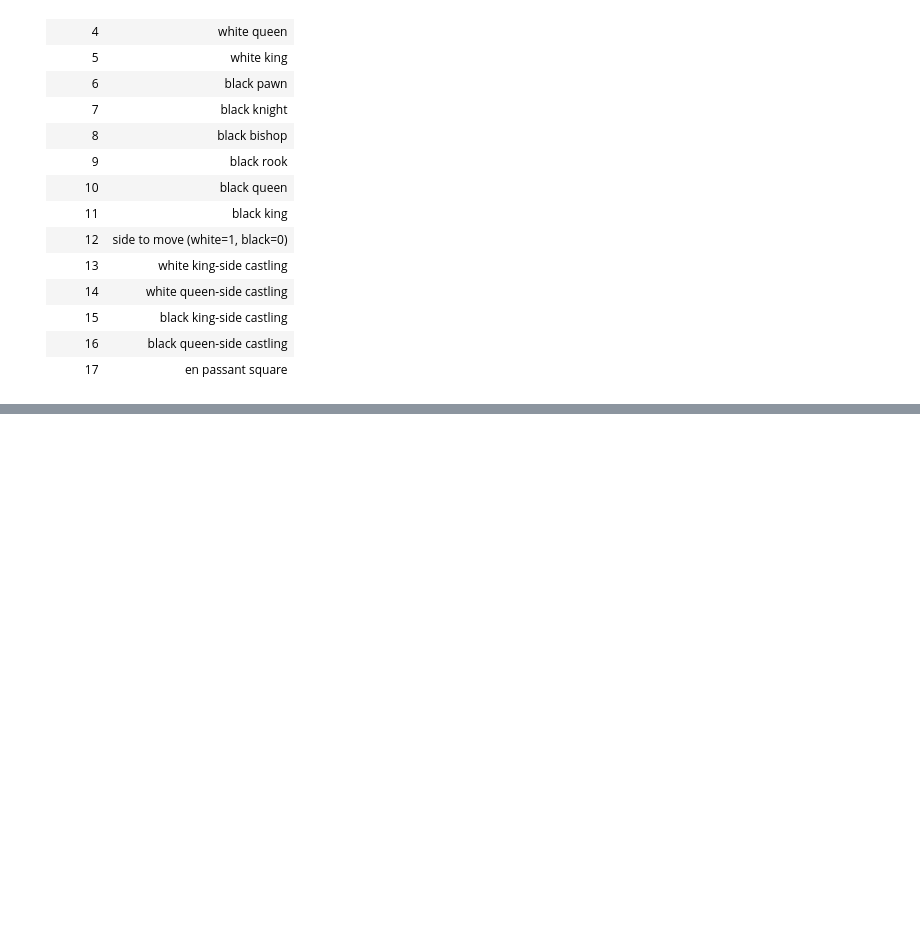
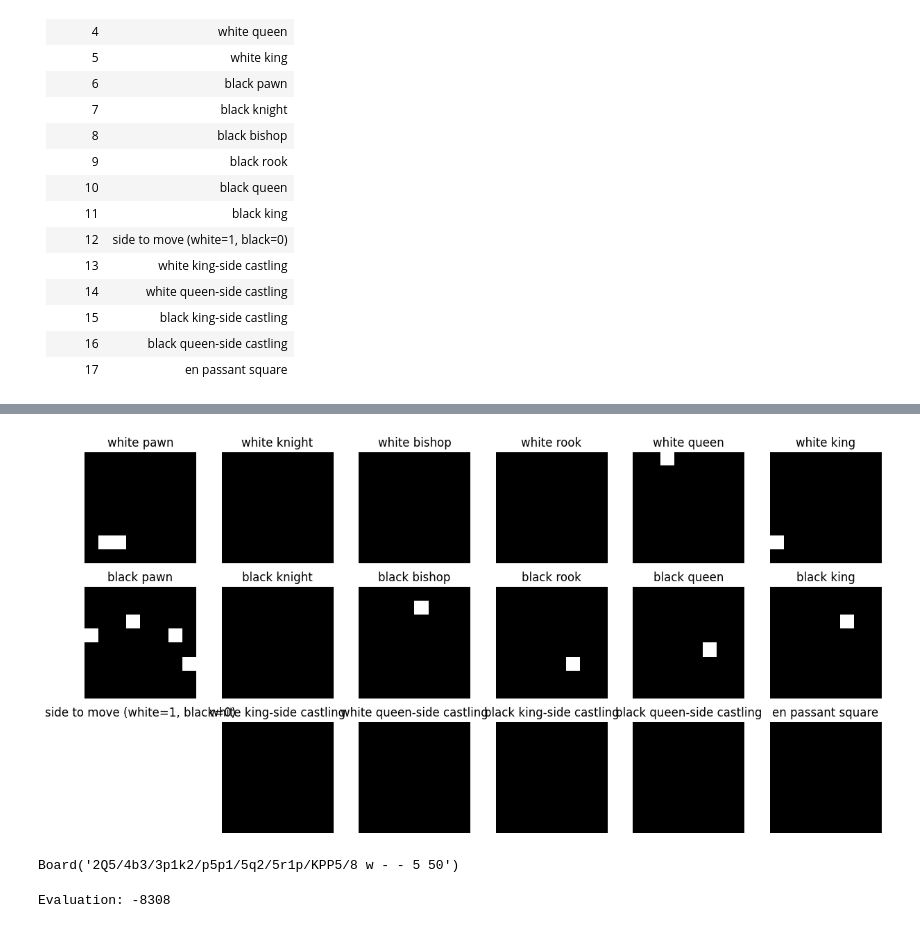
Before and after one commit to ruslan-imamguliyev/chessengine, a Jupyter notebook: research/eda.ipynb, the cells around one changed output, grey strips where cells are left out. Drawn from its saved outputs; the diff is of its cells as text; code cells hidden in the pictures; blank space fills up the shorter version.

```diff
--- a/research/eda.ipynb
+++ b/research/eda.ipynb
@@ -190,0 +203,3 @@ Board('8/8/2p5/p1k1K3/P4Rp1/5bP1/8/8 w - - 21 81')
+# %%
+planes = batch_fen_to_tensor([position.iloc[0]])[0]
+planes
@@ -190,0 +224,12 @@ Board('8/8/2p5/p1k1K3/P4Rp1/5bP1/8/8 w - - 21 81')
+# %%
+plot_planes(planes=planes)
+# %% [output]
+[figure, added]
+# %%
+chess.Board(position.iloc[0])
+# %% [output]
+Board('2Q5/4b3/3p1k2/p5p1/5q2/5r1p/KPP5/8 w - - 5 50')
+# %%
+print("Evaluation:", position.iloc[1])
+# %% [output]
+Evaluation: -8308
```
Also changed, not shown: parts of 14 cells of this notebook, 8 other files.
